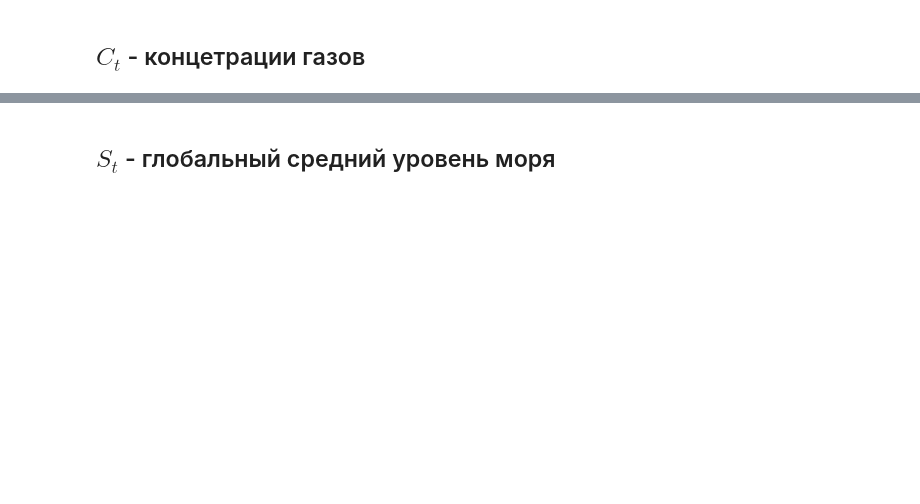
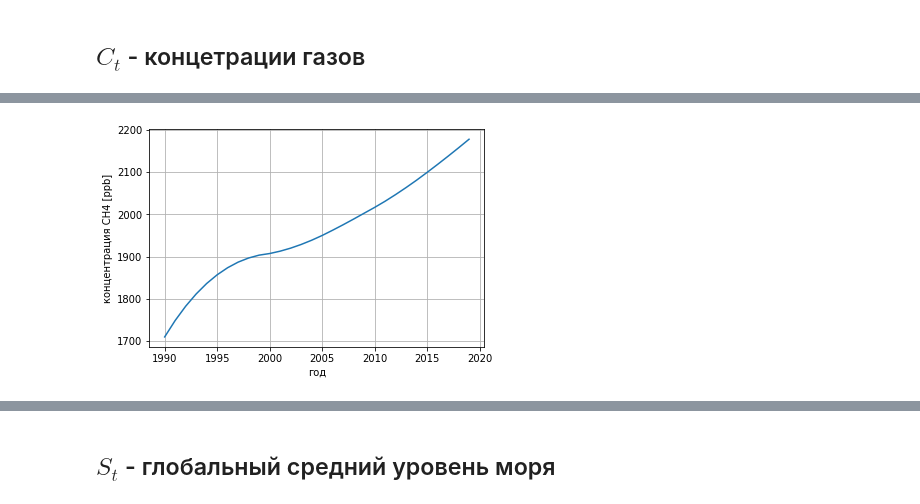
Before and after one commit to KharchenkoDanil/FUND, a Jupyter notebook: FUND(v2.0).ipynb, the cells around one changed output, grey strips where cells are left out. Drawn from its saved outputs; the diff is of its cells as text; code cells hidden in the pictures; blank space fills up the shorter version.

```diff
--- a/FUND(v2.0).ipynb
+++ b/FUND(v2.0).ipynb
@@ -281,0 +262,13 @@ SF6
+# %%
+fig, ax = plt.subplots()
+
+ax.plot(t, C_CH4)
+ax.grid()
+
+#  Добавляем подписи к осям:
+ax.set_xlabel('год')
+ax.set_ylabel('концентрация CH4 [ppb]')
+
+plt.show()
+# %% [output]
+[figure, added]
```
Also changed, not shown: parts of 15 cells of this notebook.
